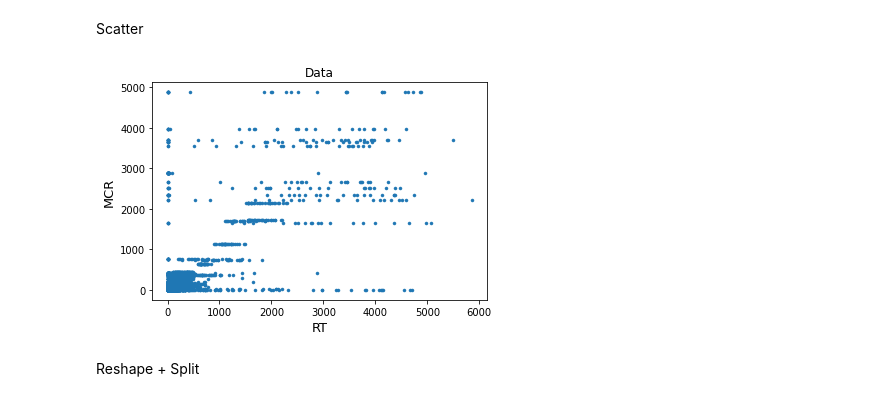
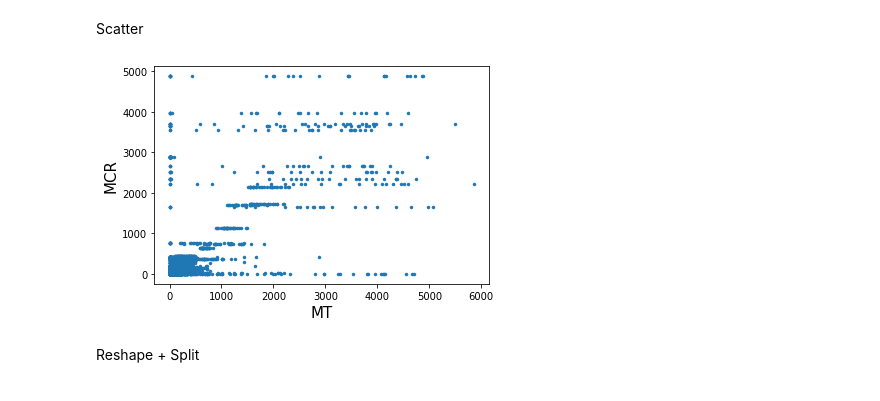
Before and after one commit to SiNa88/clusterdata-prediction, a Jupyter notebook: cluster-trace-microservices-v2021/microservice-prediction/mlp_mcr_rt.ipynb, the cells around one changed output. Saved outputs shown, nothing was run; the diff lists cells and outputs as text; code cells hidden in the pictures.

```diff
--- a/cluster-trace-microservices-v2021/microservice-prediction/mlp_mcr_rt.ipynb
+++ b/cluster-trace-microservices-v2021/microservice-prediction/mlp_mcr_rt.ipynb
@@ -32,12 +32,12 @@ Scatter
 # %%
 import matplotlib.pyplot as plt
 plt.scatter(x=X, y=Y, marker=".", linewidth=0.5)
-plt.title('Data')
-plt.ylabel('MCR', fontsize=13)
-plt.xlabel('RT', fontsize=13)
+#plt.title('Data')
+plt.ylabel('MCR', fontsize=15)
+plt.xlabel('MT', fontsize=15)
 plt.show()
 # %% [output]
-[figure, old version]
+[figure, new version]
 # %% [markdown]
 Reshape + Split
 # %%
```
Also changed, not shown: parts of 7 cells of this notebook, 1 other file.
